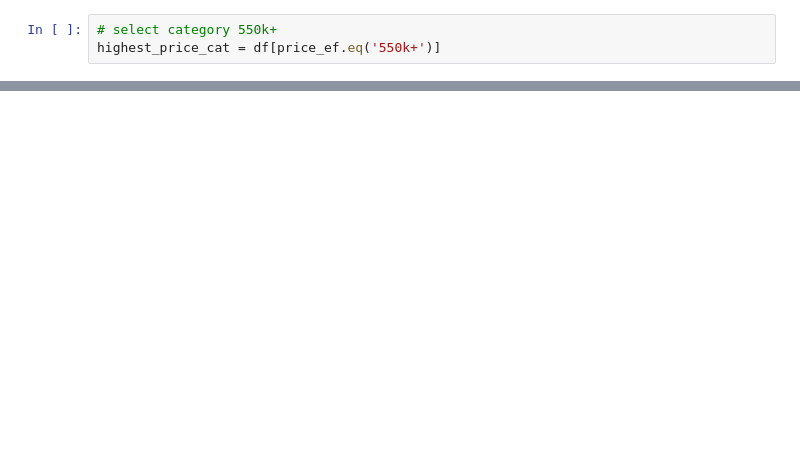
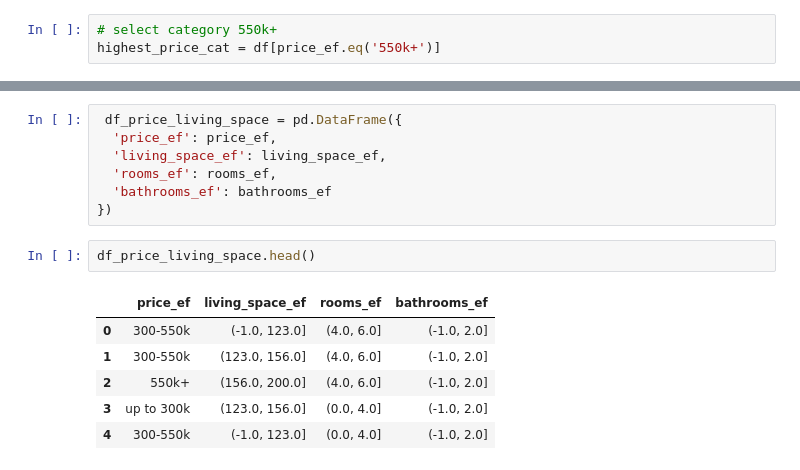
Before and after one commit to clytaemnestra/real-estate-data-analysis, a Jupyter notebook: analysis.ipynb, the cells around one changed output, grey strips where cells are left out. Drawn from its saved outputs; the diff is of its cells as text; blank space fills up the shorter version.

```diff
--- a/analysis.ipynb
+++ b/analysis.ipynb
@@ -563,2 +622,18 @@ highest_price_cat = df[price_ef.eq('550k+')]
+# %%
+ df_price_living_space = pd.DataFrame({
+  'price_ef': price_ef,
+  'living_space_ef': living_space_ef,
+  'rooms_ef': rooms_ef,
+  'bathrooms_ef': bathrooms_ef
+})
+# %%
+df_price_living_space.head()
+# %% [output]
+|  | price_ef | living_space_ef | rooms_ef | bathrooms_ef |
+| 0 | 300-550k | (-1.0, 123.0] | (4.0, 6.0] | (-1.0, 2.0] |
+| 1 | 300-550k | (123.0, 156.0] | (4.0, 6.0] | (-1.0, 2.0] |
+| 2 | 550k+ | (156.0, 200.0] | (4.0, 6.0] | (-1.0, 2.0] |
+| 3 | up to 300k | (123.0, 156.0] | (0.0, 4.0] | (-1.0, 2.0] |
+| 4 | 300-550k | (-1.0, 123.0] | (0.0, 4.0] | (-1.0, 2.0] |
 # %%
 # see relationship between living space and price
```
Also changed, not shown: parts of 19 cells of this notebook.
